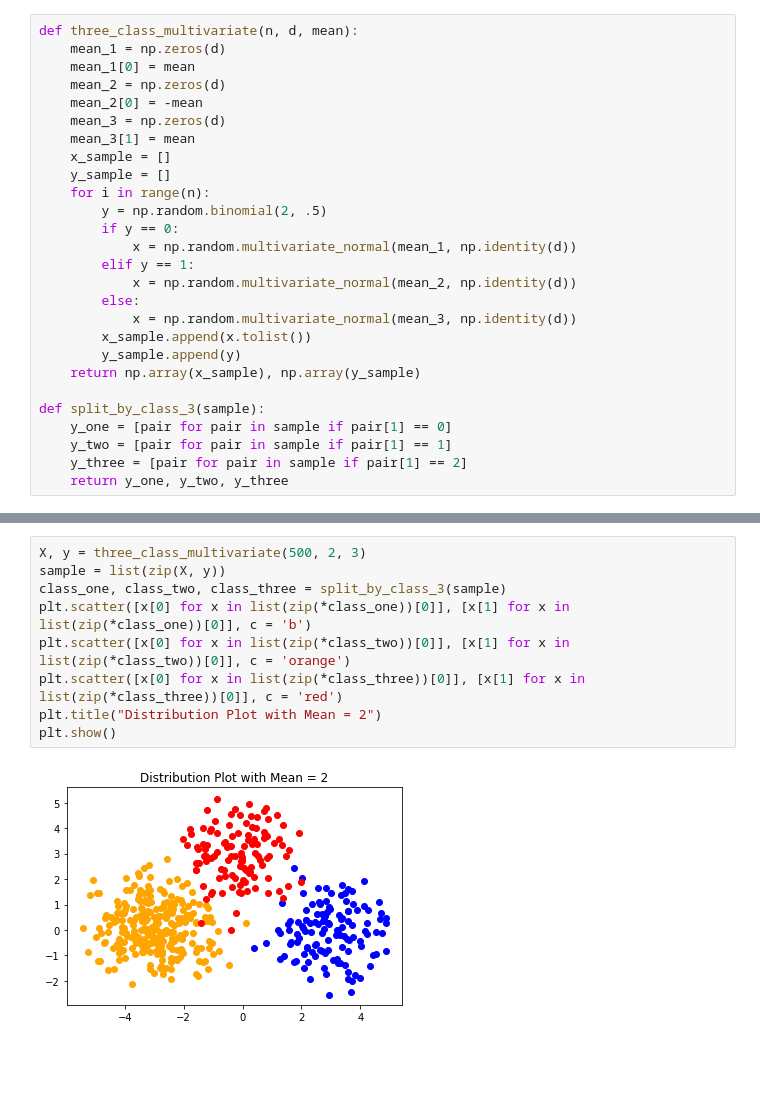
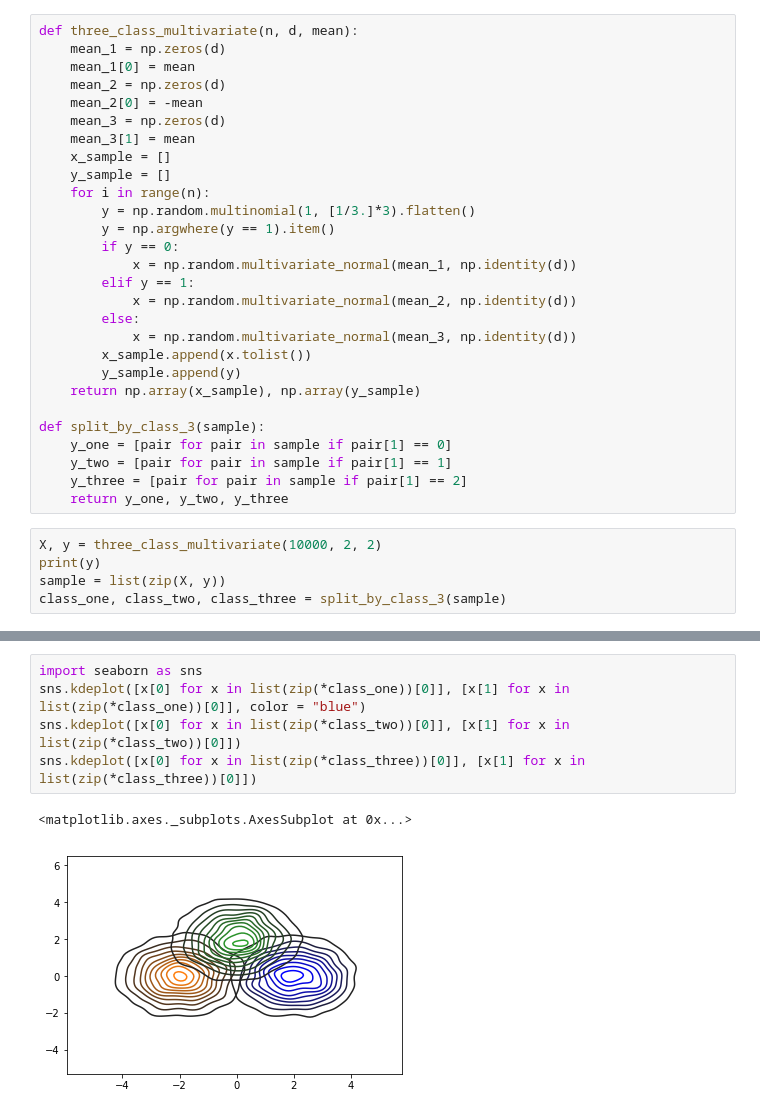
Before and after one commit to rguo123/conditional_entropy_forests, a Jupyter notebook: Mutual Information Settings 2.ipynb, the cells around one changed output, grey strips where cells are left out. Cells and saved outputs as stored; diff of their text form; blank space fills up the shorter version.

Commit message:
mutual info plots

```diff
--- a/Mutual Information Settings 2.ipynb
+++ b/Mutual Information Settings 2.ipynb
@@ -68,7 +87,8 @@ def three_class_multivariate(n, d, mean):
     x_sample = []
     y_sample = []
     for i in range(n):
-        y = np.random.binomial(2, .5)
+        y = np.random.multinomial(1, [1/3.]*3).flatten()
+        y = np.argwhere(y == 1).item()
         if y == 0:
             x = np.random.multivariate_normal(mean_1, np.identity(d))
         elif y == 1:
@@ -84,3 +104,8 @@ def split_by_class_3(sample):
     y_two = [pair for pair in sample if pair[1] == 1]
     y_three = [pair for pair in sample if pair[1] == 2]
     return y_one, y_two, y_three
+# %%
+X, y = three_class_multivariate(10000, 2, 2)
+print(y)
+sample = list(zip(X, y))
+class_one, class_two, class_three = split_by_class_3(sample)
@@ -87,11 +130,8 @@ def split_by_class_3(sample):
 # %%
-X, y = three_class_multivariate(500, 2, 3)
-sample = list(zip(X, y))
-class_one, class_two, class_three = split_by_class_3(sample)
-plt.scatter([x[0] for x in list(zip(*class_one))[0]], [x[1] for x in list(zip(*class_one))[0]], c = 'b')
-plt.scatter([x[0] for x in list(zip(*class_two))[0]], [x[1] for x in list(zip(*class_two))[0]], c = 'orange')
-plt.scatter([x[0] for x in list(zip(*class_three))[0]], [x[1] for x in list(zip(*class_three))[0]], c = 'red')
-plt.title("Distribution Plot with Mean = 2")
-plt.show()
+import seaborn as sns
+sns.kdeplot([x[0] for x in list(zip(*class_one))[0]], [x[1] for x in list(zip(*class_one))[0]], color = "blue")
+sns.kdeplot([x[0] for x in list(zip(*class_two))[0]], [x[1] for x in list(zip(*class_two))[0]])
+sns.kdeplot([x[0] for x in list(zip(*class_three))[0]], [x[1] for x in list(zip(*class_three))[0]])
 # %% [output]
+<matplotlib.axes._subplots.AxesSubplot at 0x...>
-[figure, old version]
+[figure, new version]
```
Also changed, not shown: parts of 15 cells of this notebook, 14 other files.
